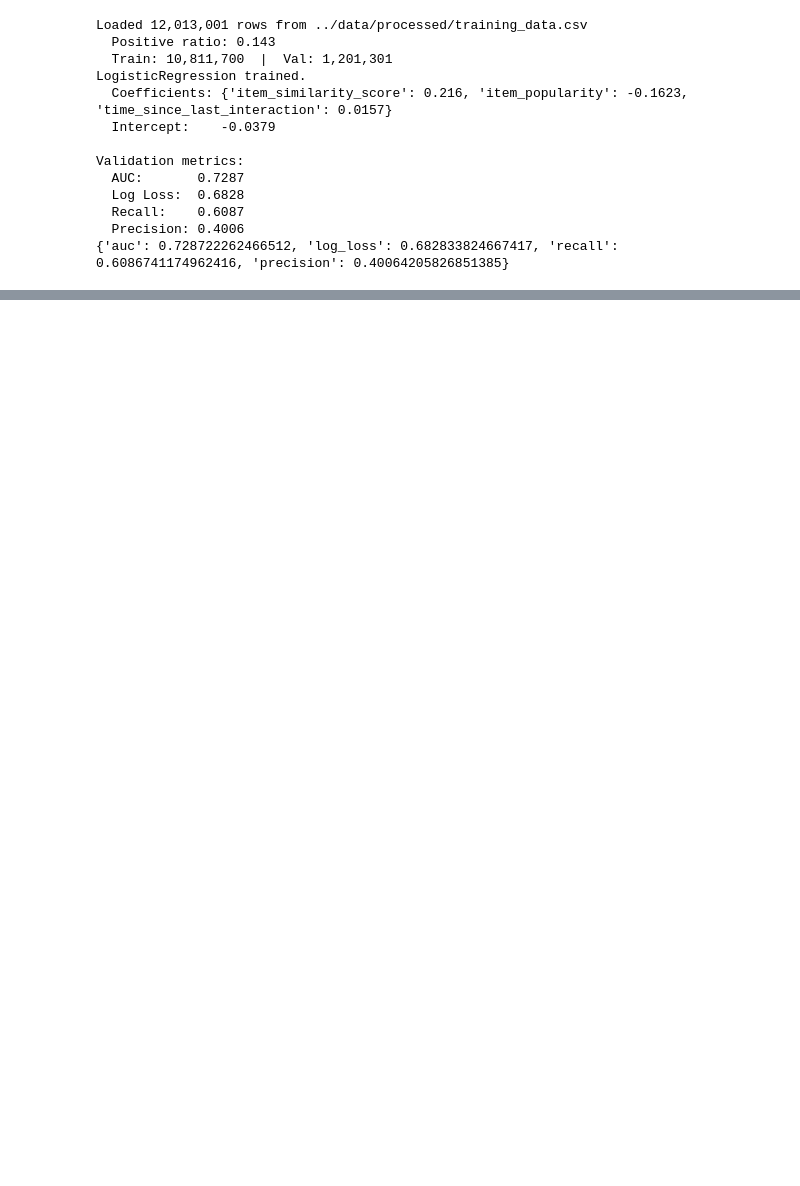
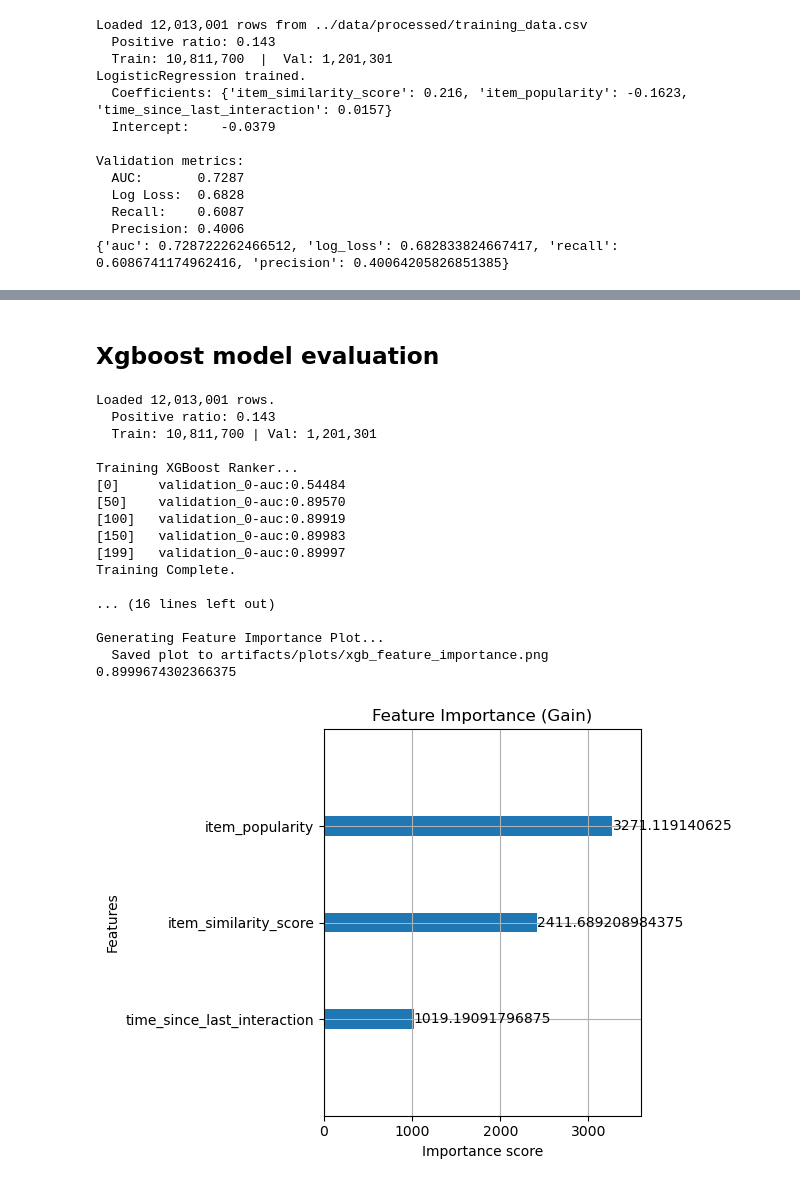
Before and after one commit to CJC-AI/Recommender-system, a Jupyter notebook: notebooks/eda.ipynb, the cells around one changed output, grey strips where cells are left out. Saved outputs shown, nothing was run; the diff lists cells and outputs as text; code cells hidden in the pictures; blank space fills up the shorter version.

```diff
--- a/notebooks/eda.ipynb
+++ b/notebooks/eda.ipynb
@@ -335,0 +427,38 @@ Validation metrics:
+# %% [markdown]
+## Xgboost model evaluation
+# %%
+# training without extra features full dataset
+from src.ranking.train_xgb import (
+    load_and_prep,
+    train_xgboost,
+    evaluate_model
+)
+
+#load and prep data
+X_train, X_val, y_train, y_val, w_train, w_val = load_and_prep("../data/processed/training_data.csv")
+
+# train model
+xgb_model = train_xgboost(X_train, y_train, w_train, X_val, y_val)
+
+# evaluate model
+xgb_metrics = evaluate_model(xgb_model, X_val, y_val)
+print(xgb_metrics)
+# %% [output]
+Loaded 12,013,001 rows.
+  Positive ratio: 0.143
+  Train: 10,811,700 | Val: 1,201,301
+
+Training XGBoost Ranker...
+[0]     validation_0-auc:0.54484
+[50]    validation_0-auc:0.89570
+[100]   validation_0-auc:0.89919
+[150]   validation_0-auc:0.89983
+[199]   validation_0-auc:0.89997
+Training Complete.
+
+... (16 lines left out)
+
+Generating Feature Importance Plot...
+  Saved plot to artifacts/plots/xgb_feature_importance.png
+0.8999674302366375
+[figure, added]
```
Also changed, not shown: parts of 17 cells of this notebook, 9 other files.
